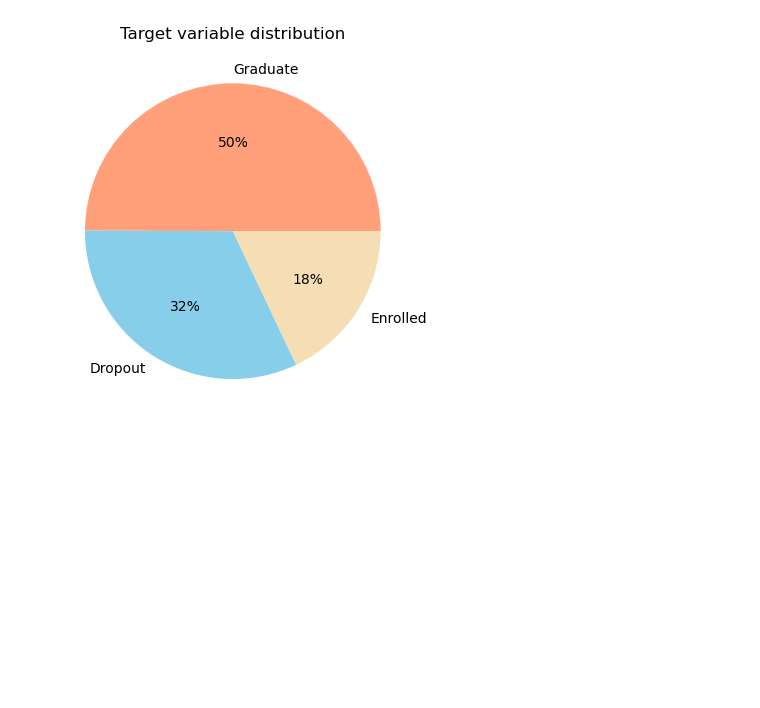
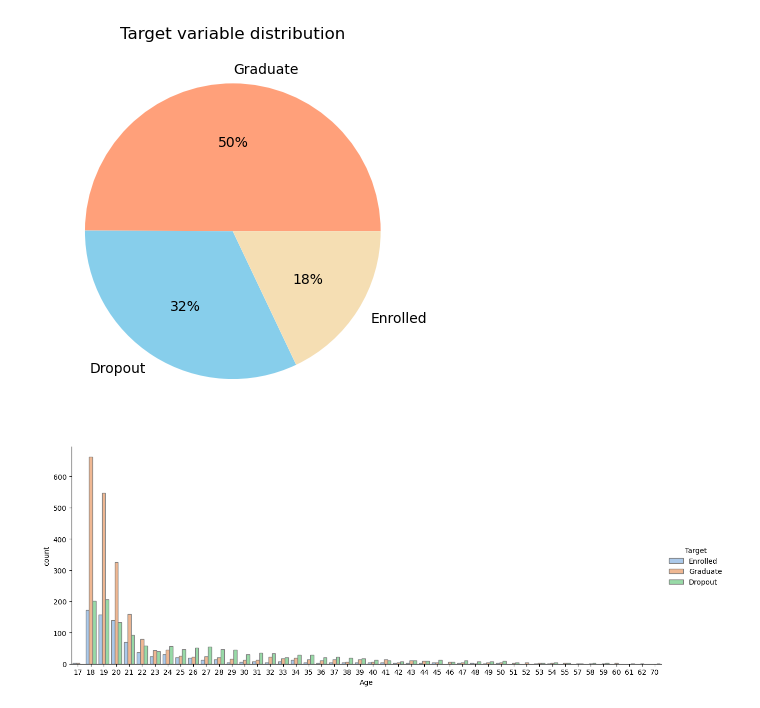
Before and after one commit to martiFabia/DMML_project, a Jupyter notebook: eda.ipynb, the cells around one changed output. Drawn from its saved outputs; the diff is of its cells as text; code cells hidden in the pictures; blank space fills up the shorter version.

```diff
--- a/eda.ipynb
+++ b/eda.ipynb
@@ -7,0 +6,5 @@ df= pd.read_csv('data.csv', sep=';')
+# %%
+# Load the datasets
+df= pd.read_csv('data/data.csv', sep=';')
+# Check the first few rows of the dataset
+df.head()
@@ -126,9 +81,8 @@ df.rename(columns = {"Nacionality": "Nationality",
                            "Father's qualification": "Father_qualification",
                            "Mother's occupation": "Mother_occupation",
                            "Father's occupation": "Father_occupation",
+                           "Daytime/evening_attendance\t": "Daytime/evening_attendance",
                            "Age at enrollment": "Age"}, inplace = True)
-
-df.rename(columns = {"Daytime/evening_attendance\t": "Daytime/evening_attendance"}, inplace = True)
 
 # Replace white space in the column names with underscore
 df.columns = df.columns.str.replace(' ', '_')
@@ -218,3 +212,15 @@ plt.title('Target variable distribution')
 # %% [output]
 Text(0.5, 1.0, 'Target variable distribution')
 [figure]
+# %%
+sns.catplot(x = "Age",
+            hue = "Target",
+            kind = "count",
+            palette = "pastel",
+            edgecolor = ".5",
+            data = df,
+            height = 5,
+            aspect = 2.5)
+plt.show()
+# %% [output]
+[figure, added]
```
Also changed, not shown: parts of 27 cells of this notebook, 3 other files.
